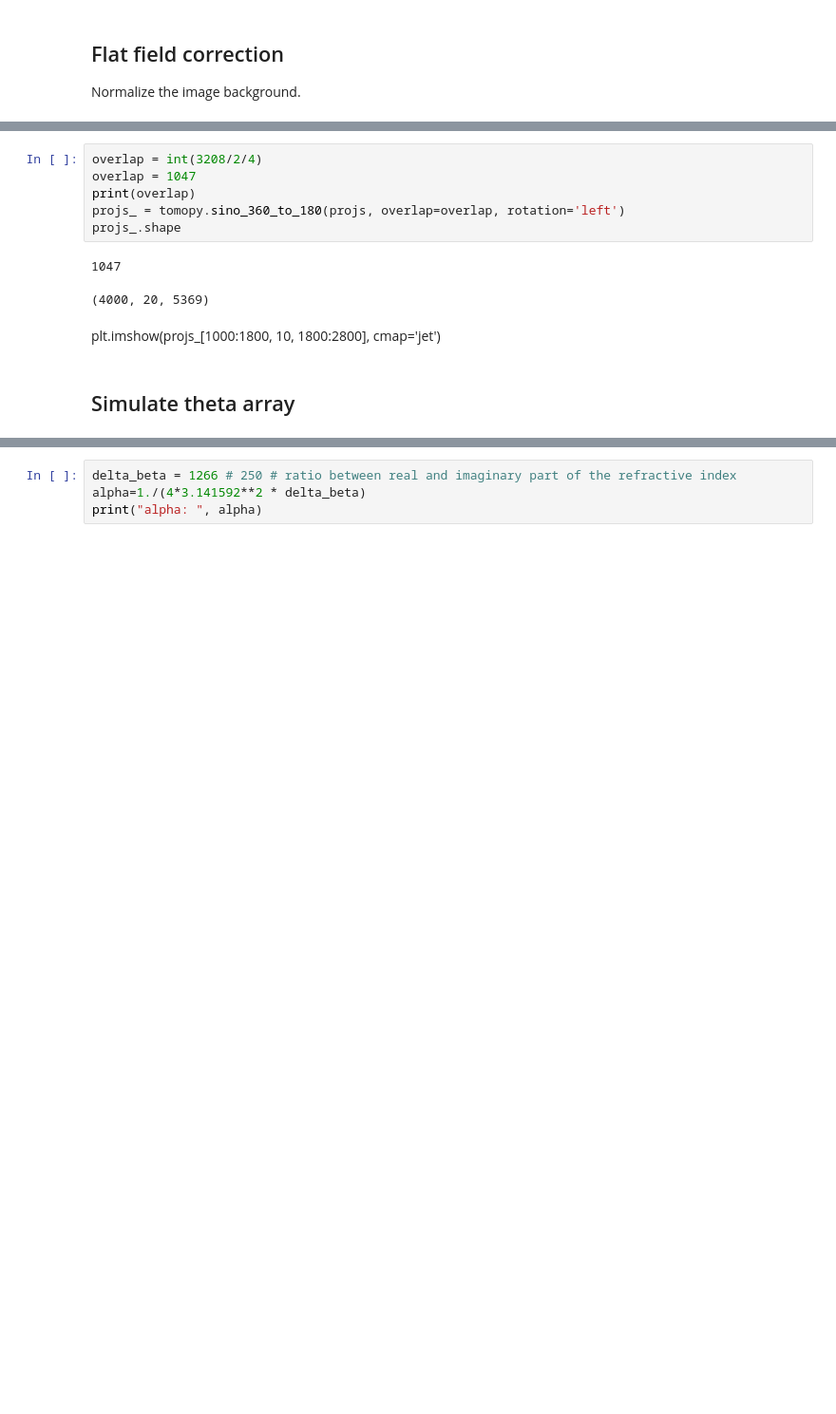
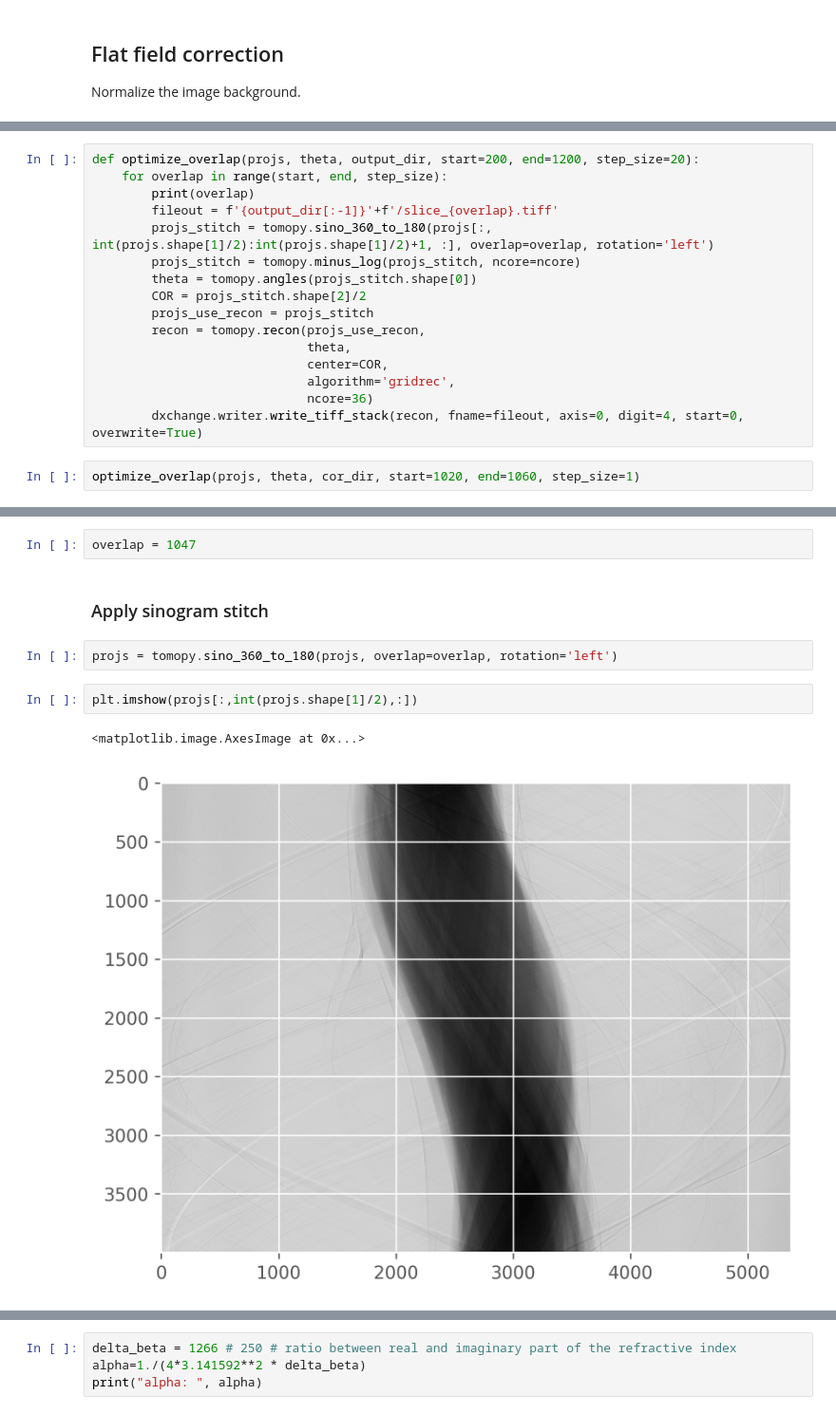
Before and after one commit to gianthk/BEATS-CH2024, a Jupyter notebook: notebooks/BEATS_recon_byzantine_glass.ipynb, the cells around one changed output, grey strips where cells are left out. Shown at 95% size. Cells and saved outputs as stored; diff of their text form; blank space fills up the shorter version.

```diff
--- a/notebooks/BEATS_recon_byzantine_glass.ipynb
+++ b/notebooks/BEATS_recon_byzantine_glass.ipynb
@@ -137,0 +105,18 @@ ru.plot_midplanes(projs)
+# %%
+def optimize_overlap(projs, theta, output_dir, start=200, end=1200, step_size=20):
+    for overlap in range(start, end, step_size):
+        print(overlap)
+        fileout = f'{output_dir[:-1]}'+f'/slice_{overlap}.tiff'
+        projs_stitch = tomopy.sino_360_to_180(projs[:, int(projs.shape[1]/2):int(projs.shape[1]/2)+1, :], overlap=overlap, rotation='left')
+        projs_stitch = tomopy.minus_log(projs_stitch, ncore=ncore)
+        theta = tomopy.angles(projs_stitch.shape[0])
+        COR = projs_stitch.shape[2]/2
+        projs_use_recon = projs_stitch
+        recon = tomopy.recon(projs_use_recon,
+                             theta,
+                             center=COR,
+                             algorithm='gridrec',
+                             ncore=36)
+        dxchange.writer.write_tiff_stack(recon, fname=fileout, axis=0, digit=4, start=0, overwrite=True)
+# %%
+optimize_overlap(projs, theta, cor_dir, start=1020, end=1060, step_size=1)
@@ -138,13 +148,11 @@ ru.plot_midplanes(projs)
+# %%
+overlap = 1047
+# %% [markdown]
+### Apply sinogram stitch
 # %%
-overlap = int(3208/2/4)
-overlap = 1047
-print(overlap)
-projs_ = tomopy.sino_360_to_180(projs, overlap=overlap, rotation='left')
-projs_.shape
+projs = tomopy.sino_360_to_180(projs, overlap=overlap, rotation='left')
-# %% [output]
-1047
-(4000, 20, 5369)
-# %% [markdown]
-plt.imshow(projs_[1000:1800, 10, 1800:2800], cmap='jet')
-# %% [markdown]
-## Simulate theta array
+# %%
+plt.imshow(projs[:,int(projs.shape[1]/2),:])
+# %% [output]
+<matplotlib.image.AxesImage at 0x...>
+[figure, added]
```
Also changed, not shown: parts of 62 cells of this notebook, 2 other files.
